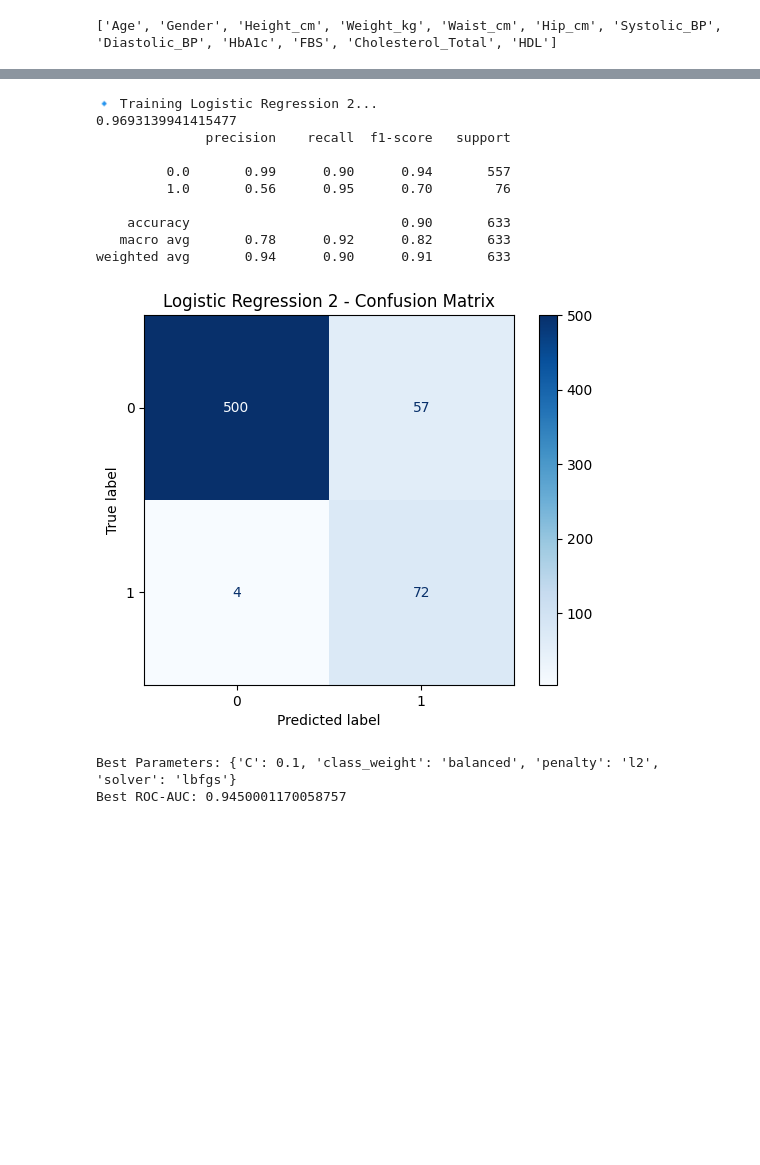
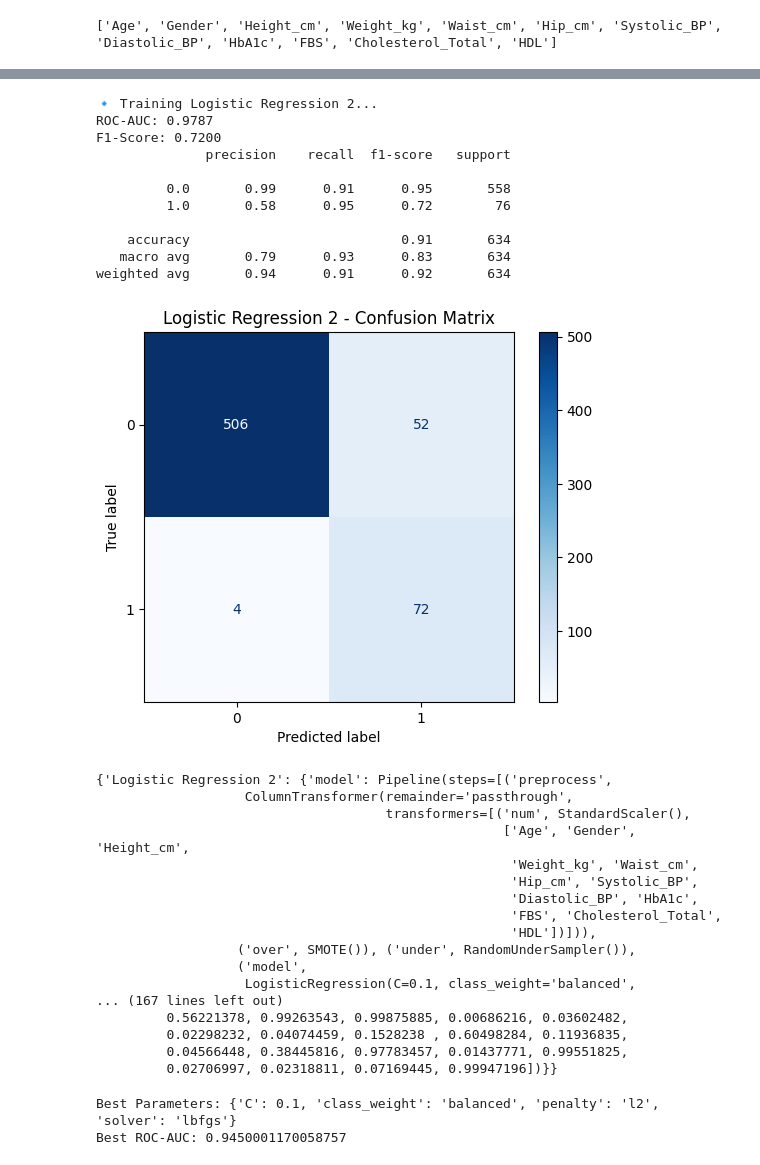
Before and after one commit to Jarmen24/thesis_diabetes, a Jupyter notebook: train_data.ipynb, the cells around one changed output, grey strips where cells are left out. Drawn from its saved outputs; the diff is of its cells as text; code cells hidden in the pictures; blank space fills up the shorter version.

Commit message:
fix: logistic regression model

```diff
--- a/train_data.ipynb
+++ b/train_data.ipynb
@@ -295,11 +127,0 @@ RANDOM FORESTS
-# %%
-from sklearn.ensemble import RandomForestClassifier
-
-forest_model = RandomForestClassifier(random_state=1, class_weight="balanced")
-forest_model.fit(X_train_res, y_train_res)
-
-# PREDICTIONS
-y_pred = forest_model.predict(X_valid_scaled)
-
-# CLASSIFICATION REPORT
-print(classification_report(y_valid, y_pred))
@@ -394,18 +183,25 @@ from sklearn.metrics import classification_report, confusion_matrix, ConfusionMa
 # %%
 numeric_features = X_train.columns.tolist()
+
+over = SMOTE()
+under = RandomUnderSampler()
 
 preprocessor = ColumnTransformer(
     transformers=[('num', StandardScaler(), numeric_features)],
     remainder='passthrough'  # keep any non-numeric features if present
 )
 
+preprocessor_SMOTE = ColumnTransformer(
+    transformers=[('num', StandardScaler(), numeric_features)],
+    remainder='passthrough'  # keep any non-numeric features if present
+)
 print(numeric_features)
 # %% [output]
 ['Age', 'Gender', 'Height_cm', 'Weight_kg', 'Waist_cm', 'Hip_cm', 'Systolic_BP', 'Diastolic_BP', 'HbA1c', 'FBS', 'Cholesterol_Total', 'HDL']
 # %%
 models = {
     "Logistic Regression": LogisticRegression(max_iter=1000, random_state=42),
-    "Random Forest": RandomForestClassifier(n_estimators=200, random_state=42),
+    "Random Forest": RandomForestClassifier(n_estimators=200, max_depth=20, random_state=42),
     "KNN": KNeighborsClassifier(n_neighbors=5),
     "Naive Bayes": GaussianNB(),
     "SVM": SVC(probability=True, random_state=42),
@@ -446,2 +209,0 @@ def train_and_evaluate_model(models, X_train, y_train, X_valid, y_valid):
-# %%
-train_and_evaluate_model(models, X_train, y_train, X_valid, y_valid)
@@ -515,21 +351,43 @@ weighted avg       0.94      0.94      0.94       633
 # %%
 models_lg = {
-    "Logistic Regression 2": LogisticRegression(max_iter=1000, random_state=42, penalty='l2', C=0.1, class_weight='balanced'),
+    "Logistic Regression 2": LogisticRegression(max_iter=1000,
+                                                random_state=42,
+                                                penalty='l2',
+                                                C=0.1,
+                                                class_weight='balanced'),
 }
 
-train_and_evaluate_model(models_lg, X_train, y_train, X_valid, y_valid)
+train_and_evaluate_model_SMOTE(models_lg, X_train, y_train, X_test, y_test)
 # %% [output]
 🔹 Training Logistic Regression 2...
-0.9693139941415477
+ROC-AUC: 0.9787
+F1-Score: 0.7200
               precision    recall  f1-score   support
 
-         0.0       0.99      0.90      0.94       557
-         1.0       0.56      0.95      0.70        76
+         0.0       0.99      0.91      0.95       558
+         1.0       0.58      0.95      0.72        76
 
-    accuracy                           0.90       633
-   macro avg       0.78      0.92      0.82       633
-weighted avg       0.94      0.90      0.91       633
+    accuracy                           0.91       634
+   macro avg       0.79      0.93      0.83       634
+weighted avg       0.94      0.91      0.92       634
-[figure, old version]
+[figure, new version]
+{'Logistic Regression 2': {'model': Pipeline(steps=[('preprocess',
+                   ColumnTransformer(remainder='passthrough',
+                                     transformers=[('num', StandardScaler(),
+                                                    ['Age', 'Gender', 'Height_cm',
+                                                     'Weight_kg', 'Waist_cm',
+                                                     'Hip_cm', 'Systolic_BP',
+                                                     'Diastolic_BP', 'HbA1c',
+                                                     'FBS', 'Cholesterol_Total',
+                                                     'HDL'])])),
+                  ('over', SMOTE()), ('under', RandomUnderSampler()),
+                  ('model',
+                   LogisticRegression(C=0.1, class_weight='balanced',
+... (167 lines left out)
+         0.56221378, 0.99263543, 0.99875885, 0.00686216, 0.03602482,
+         0.02298232, 0.04074459, 0.1528238 , 0.60498284, 0.11936835,
+         0.04566448, 0.38445816, 0.97783457, 0.01437771, 0.99551825,
+         0.02706997, 0.02318811, 0.07169445, 0.99947196])}}
 # %%
 
 
```
Also changed, not shown: parts of 26 cells of this notebook.
